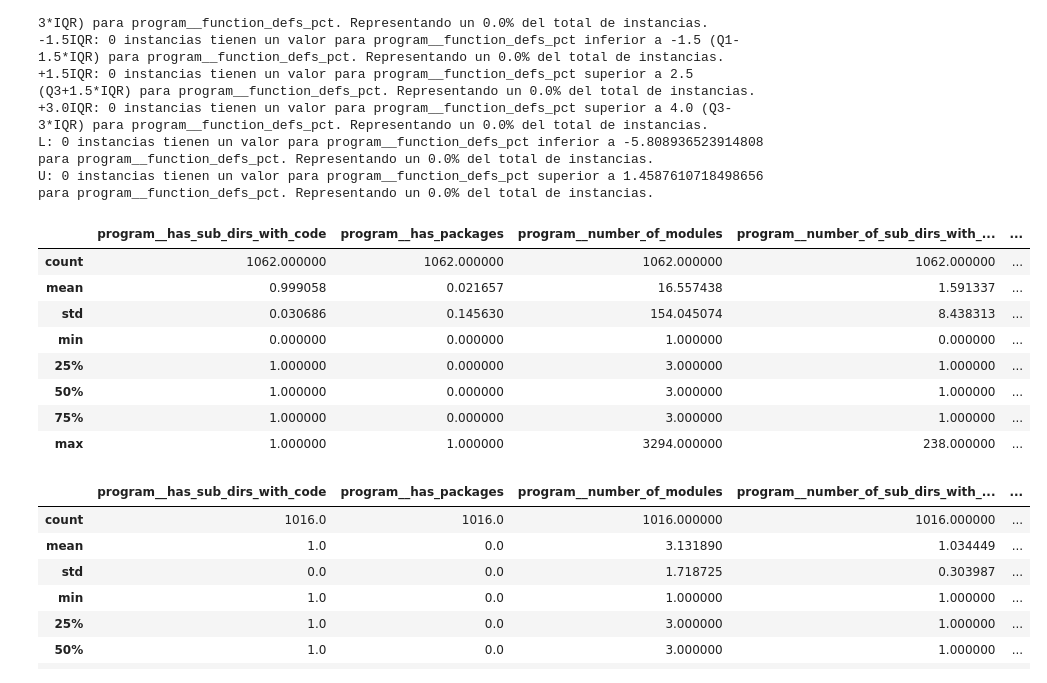
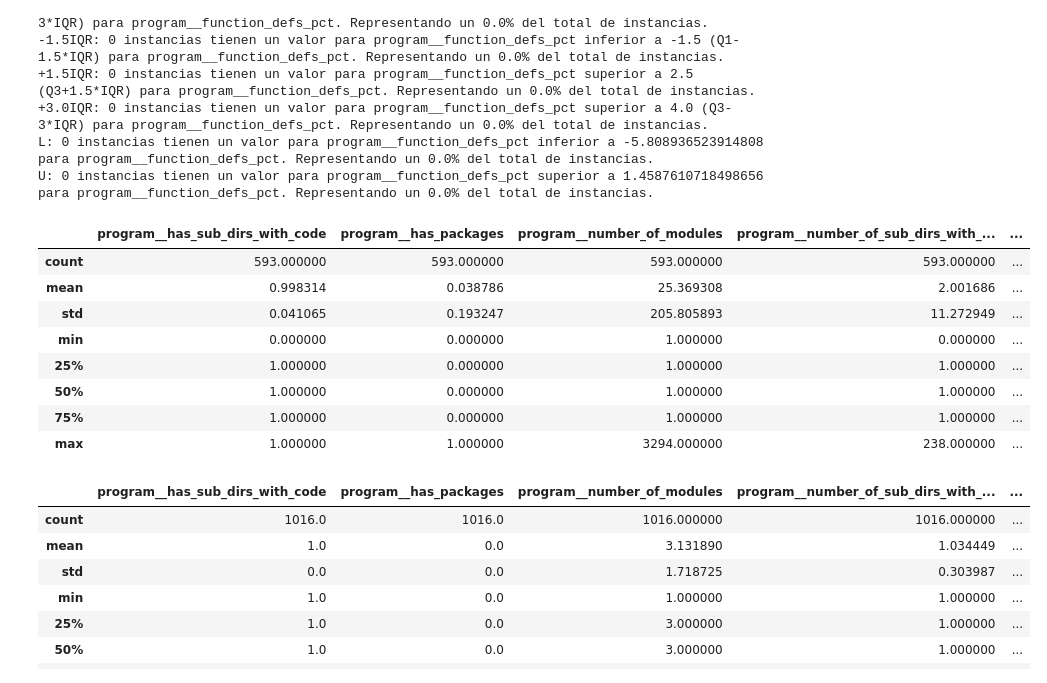
Before and after one commit to UO284262/PythonSourceCodeAnalysis, a Jupyter notebook: notebooks/01_programs.ipynb, the cells around one changed output. Drawn from its saved outputs; the diff is of its cells as text; code cells hidden in the pictures.

```diff
--- a/notebooks/01_programs.ipynb
+++ b/notebooks/01_programs.ipynb
@@ -515,16 +515,16 @@ Rango valores atípicos extremos (Fixed BoxPlot): [-5.808936523914808,1.45876107
 L: 0 instancias tienen un valor para program__function_defs_pct inferior a -5.808936523914808 para program__function_defs_pct. Representando un 0.0% del total de instancias.
 U: 0 instancias tienen un valor para program__function_defs_pct superior a 1.4587610718498656 para program__function_defs_pct. Representando un 0.0% del total de instancias.
 # %%
-X[X['program__function_defs_pct'] > 0.0].describe(percentiles=[.25, .50, .75], include = ['object', 'float', 'bool', 'int'])
+X[X['program__function_defs_pct'] < 1.0].describe(percentiles=[.25, .50, .75], include = ['object', 'float', 'bool', 'int'])
 # %% [output]
 |  | program__has_sub_dirs_with_code | program__has_packages | program__number_of_modules | program__number_of_sub_dirs_with_... | ... |
-| count | 1062.000000 | 1062.000000 | 1062.000000 | 1062.000000 | ... |
-| mean | 0.999058 | 0.021657 | 16.557438 | 1.591337 | ... |
-| std | 0.030686 | 0.145630 | 154.045074 | 8.438313 | ... |
+| count | 593.000000 | 593.000000 | 593.000000 | 593.000000 | ... |
+| mean | 0.998314 | 0.038786 | 25.369308 | 2.001686 | ... |
+| std | 0.041065 | 0.193247 | 205.805893 | 11.272949 | ... |
 | min | 0.000000 | 0.000000 | 1.000000 | 0.000000 | ... |
-| 25% | 1.000000 | 0.000000 | 3.000000 | 1.000000 | ... |
-| 50% | 1.000000 | 0.000000 | 3.000000 | 1.000000 | ... |
-| 75% | 1.000000 | 0.000000 | 3.000000 | 1.000000 | ... |
+| 25% | 1.000000 | 0.000000 | 1.000000 | 1.000000 | ... |
+| 50% | 1.000000 | 0.000000 | 1.000000 | 1.000000 | ... |
+| 75% | 1.000000 | 0.000000 | 1.000000 | 1.000000 | ... |
 | max | 1.000000 | 1.000000 | 3294.000000 | 238.000000 | ... |
 # %%
 X[X['program__function_defs_pct'] == 1].describe(percentiles=[.25, .50, .75], include = ['object', 'float', 'bool', 'int'])
```
